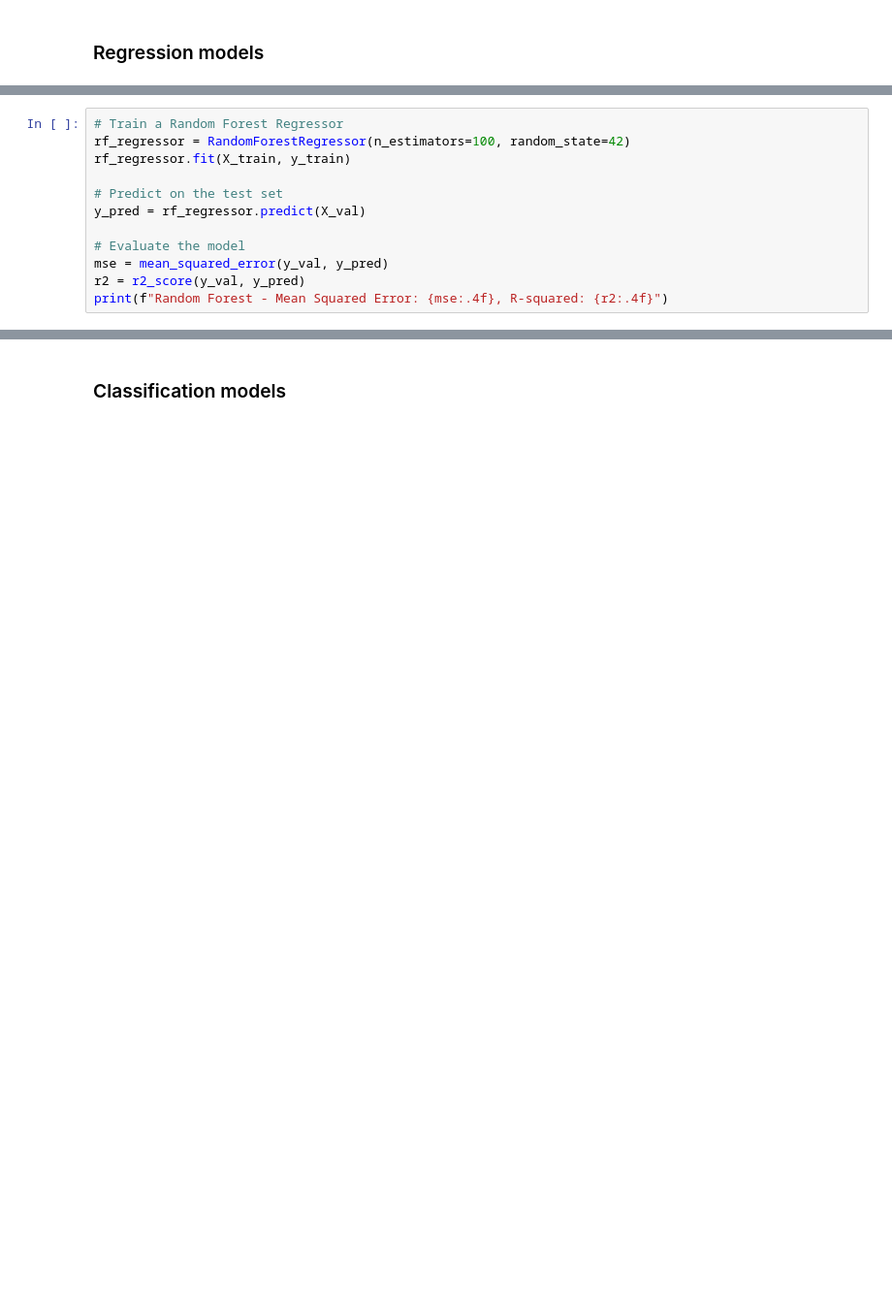
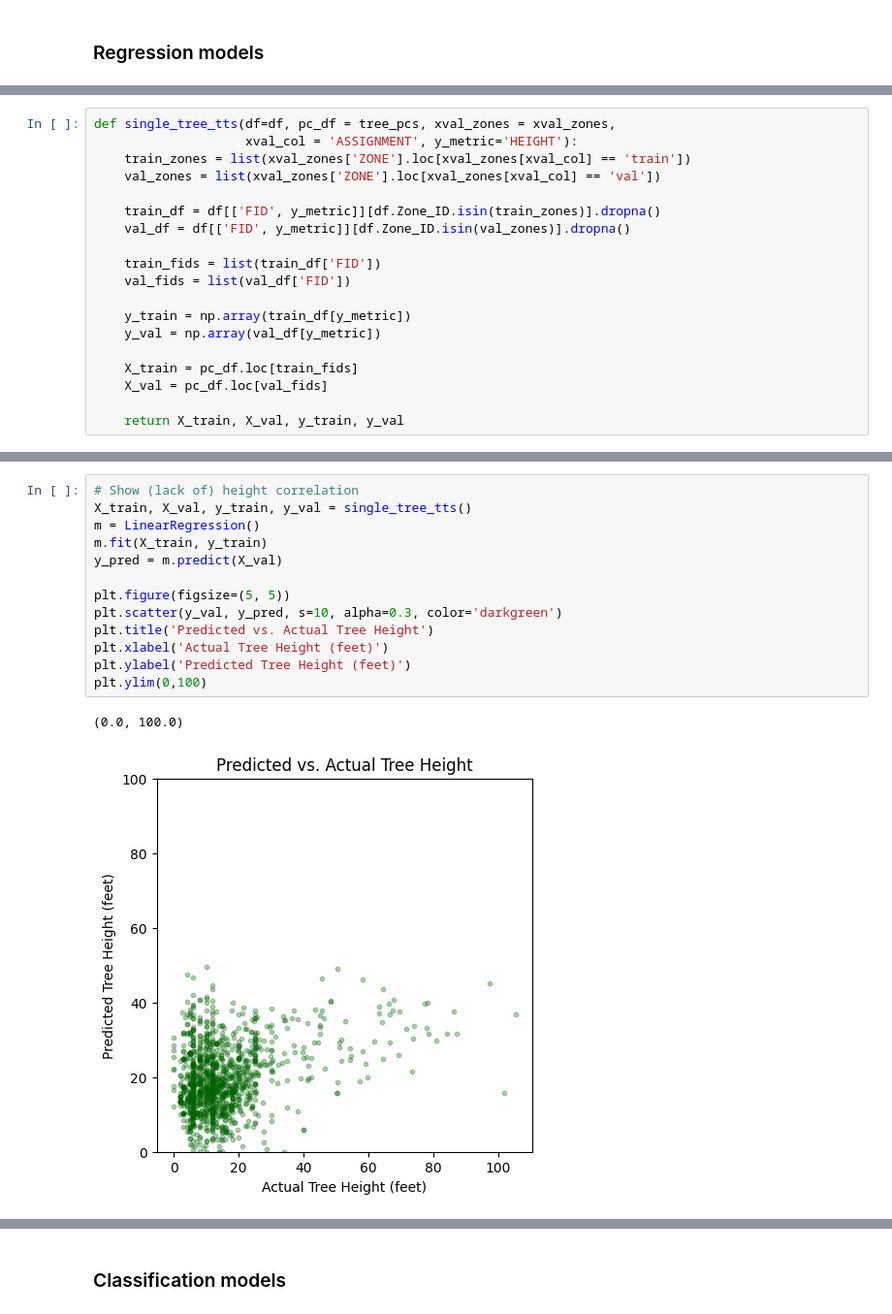
Before and after one commit to ESiler/remote_tree_ID, a Jupyter notebook: 06_single_tree_models.ipynb, the cells around one changed output, grey strips where cells are left out. Shown: that part at 97% size. Drawn from its saved outputs; the diff is of its cells as text; blank space fills up the shorter version.

```diff
--- a/06_single_tree_models.ipynb
+++ b/06_single_tree_models.ipynb
@@ -169,12 +44,0 @@ Lasso Regression - Mean Squared Error: 54.5337, R-squared: 0.1978
-# %%
-# Train a Random Forest Regressor
-rf_regressor = RandomForestRegressor(n_estimators=100, random_state=42)
-rf_regressor.fit(X_train, y_train)
-
-# Predict on the test set
-y_pred = rf_regressor.predict(X_val)
-
-# Evaluate the model
-mse = mean_squared_error(y_val, y_pred)
-r2 = r2_score(y_val, y_pred)
-print(f"Random Forest - Mean Squared Error: {mse:.4f}, R-squared: {r2:.4f}")
@@ -182,0 +45,19 @@ Random Forest - Mean Squared Error: 57.8000, R-squared: 0.1498
+# %%
+def single_tree_tts(df=df, pc_df = tree_pcs, xval_zones = xval_zones,
+                    xval_col = 'ASSIGNMENT', y_metric='HEIGHT'):
+    train_zones = list(xval_zones['ZONE'].loc[xval_zones[xval_col] == 'train'])
+    val_zones = list(xval_zones['ZONE'].loc[xval_zones[xval_col] == 'val'])
+
+    train_df = df[['FID', y_metric]][df.Zone_ID.isin(train_zones)].dropna()
+    val_df = df[['FID', y_metric]][df.Zone_ID.isin(val_zones)].dropna()
+
+    train_fids = list(train_df['FID'])
+    val_fids = list(val_df['FID'])
+
+    y_train = np.array(train_df[y_metric])
+    y_val = np.array(val_df[y_metric])
+
+    X_train = pc_df.loc[train_fids]
+    X_val = pc_df.loc[val_fids]
+
+    return X_train, X_val, y_train, y_val
@@ -182,0 +104,16 @@ Random Forest - Mean Squared Error: 57.8000, R-squared: 0.1498
+# %%
+# Show (lack of) height correlation
+X_train, X_val, y_train, y_val = single_tree_tts()
+m = LinearRegression()
+m.fit(X_train, y_train)
+y_pred = m.predict(X_val)
+
+plt.figure(figsize=(5, 5))
+plt.scatter(y_val, y_pred, s=10, alpha=0.3, color='darkgreen')
+plt.title('Predicted vs. Actual Tree Height')
+plt.xlabel('Actual Tree Height (feet)')
+plt.ylabel('Predicted Tree Height (feet)')
+plt.ylim(0,100)
+# %% [output]
+(0.0, 100.0)
+[figure, added]
```
Also changed, not shown: parts of 31 cells of this notebook, 3 other files.
